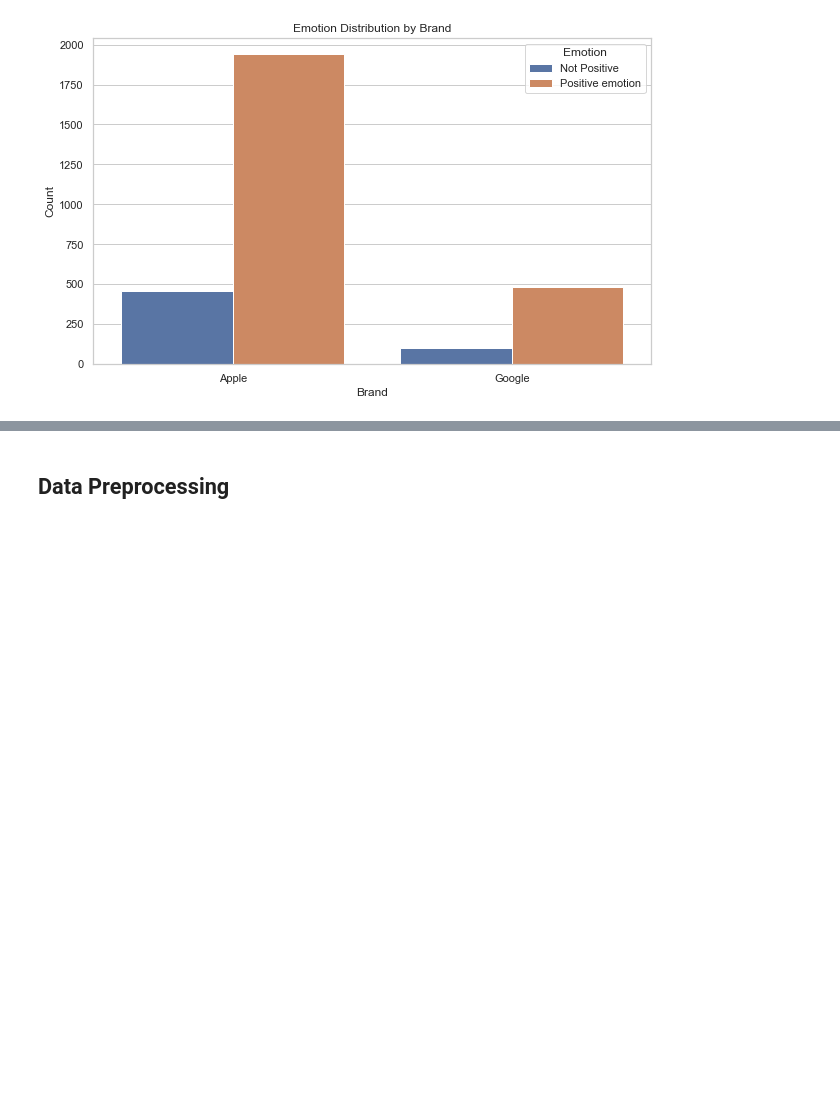
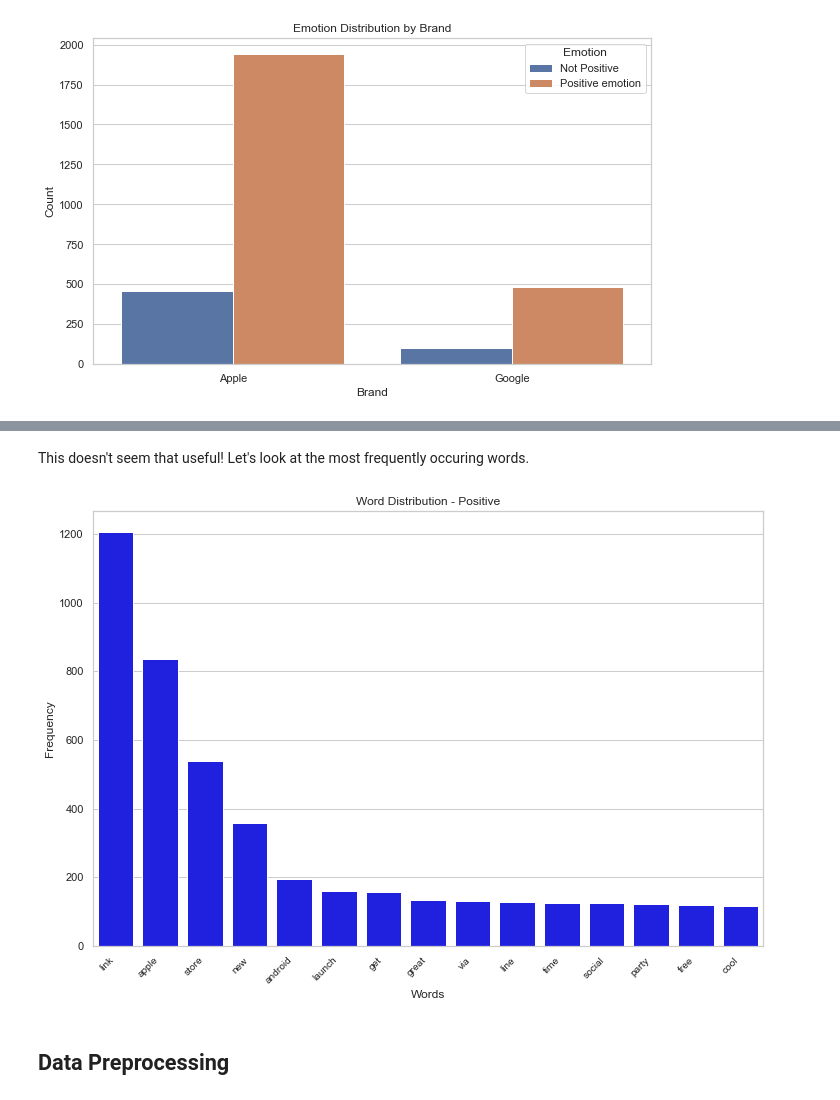
Before and after one commit to sfp13VA/Twitter_Sentiment_Project, a Jupyter notebook: notebook.ipynb, the cells around one changed output, grey strips where cells are left out. Drawn from its saved outputs; the diff is of its cells as text; code cells hidden in the pictures; blank space fills up the shorter version.

```diff
--- a/notebook.ipynb
+++ b/notebook.ipynb
@@ -320,7 +302,7 @@ def process_text(text):
 # %%
 # separate the data into Positive and Not Positive subsets
-positive_tweets = df[df['Emotion'] == 'Positive emotion']['clean_text']
-not_positive_tweets = df[df['Emotion'] == 'Not Positive']['clean_text']
+positive_tweets = df[df['Emotion'] == 'Positive emotion']['clean_Tweet']
+not_positive_tweets = df[df['Emotion'] == 'Not Positive']['clean_Tweet']
 
 # process the text for each category
 positive_tokens = positive_tweets.apply(process_text)
@@ -330,6 +312,12 @@ not_positive_tokens = not_positive_tweets.apply(process_text)
 unique_positive_tokens = set([token for sublist in positive_tokens for token in sublist])
 unique_not_positive_tokens = set([token for sublist in not_positive_tokens for token in sublist])
 
-# exclude words that appear in more than one category
+# remove words that appear in both categories
 unique_positive_words = unique_positive_tokens - (unique_not_positive_tokens)
 unique_not_positive_words = unique_not_positive_tokens - (unique_positive_tokens)
+
+print("\nUnique Positive Words:")
+print(list(unique_positive_words)[:20])
+
+print("\nUnique Not Positive Words:")
+print(list(unique_not_positive_words)[:20])
@@ -336,7 +330,33 @@ unique_not_positive_words = unique_not_positive_tokens - (unique_positive_tokens
+# %% [markdown]
+This doesn't seem that useful!  Let's look at the most frequently occuring words.
 # %%
 # flatten the list of tokens for each category
 positive_tokens_flat = [token for sublist in positive_tokens for token in sublist]
 not_positive_tokens_flat = [token for sublist in not_positive_tokens for token in sublist]
+# %%
+fdist_positive = FreqDist(positive_tokens_flat)
+fdist_not_positive = FreqDist(not_positive_tokens_flat)
+# %%
+def plot_word_distribution(fdist, label, color):
+    fig, ax = plt.subplots(figsize=(12, 8))
+    sns.barplot(x=[word[0] for word in fdist.most_common(15)],
+                y=[freq[1] for freq in fdist.most_common(15)],
+                color=color)
+    plt.title(f"Word Distribution - {label}")
+    plt.xlabel("Words")
+    plt.ylabel("Frequency")
+    plt.xticks(rotation=45, ha="right", fontsize=10)
+    plt.savefig('words.png', dpi=300, bbox_inches='tight')
+    plt.show()
+
+# Set the style for the plot
+sns.set(style="whitegrid")
+sns.set_palette("bright")
+
+# Plot word distribution for each category
+plot_word_distribution(fdist_positive, "Positive", 'blue')
+# %% [output]
+[figure, added]
 # %% [markdown]
 ## Data Preprocessing
 # %%
```
Also changed, not shown: parts of 40 cells of this notebook, 4 other files.
